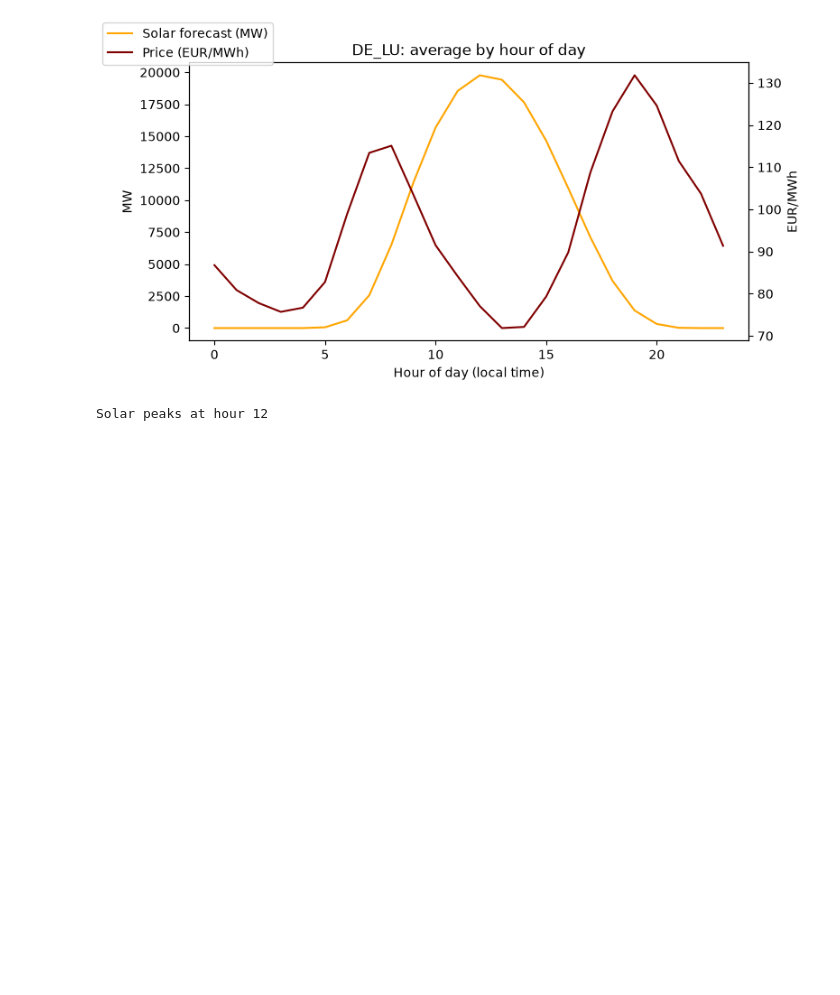
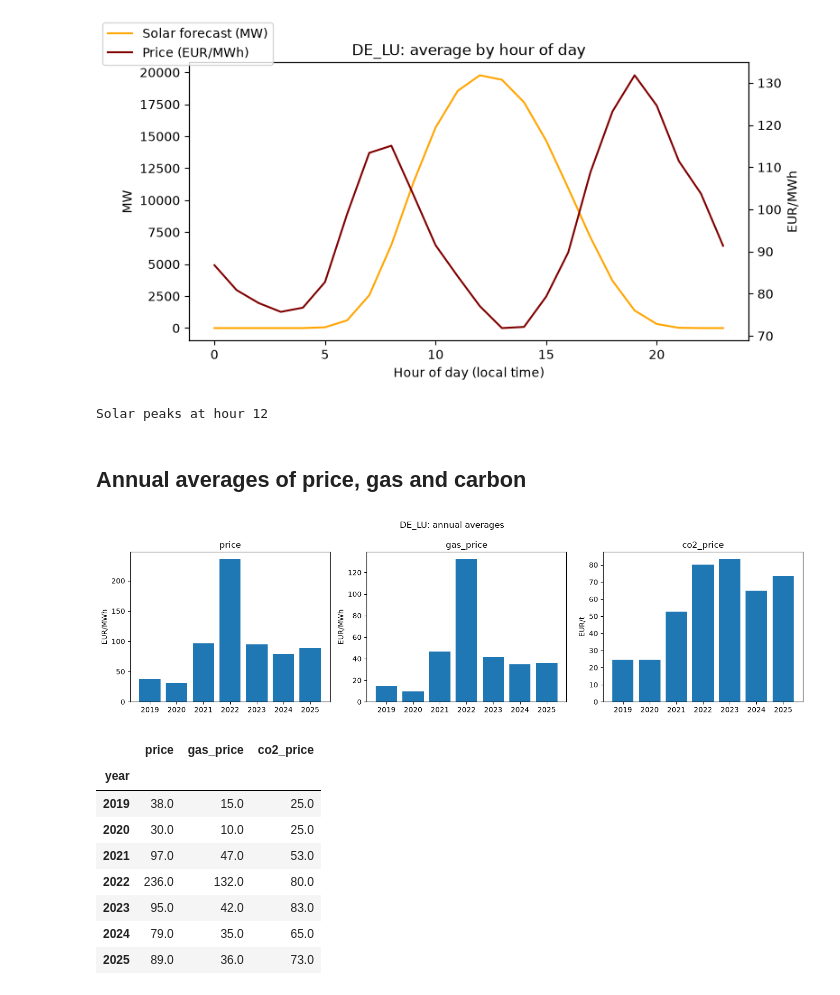
Before and after one commit to yunte-sung/market-impact-renewables, a Jupyter notebook: notebooks/02_check_DE_LU.ipynb, the cells around one changed output. Cells and saved outputs as stored; diff of their text form; code cells hidden in the pictures; blank space fills up the shorter version.

Commit message:
eda for Germany finished and DML scripts updated to generalize to all zones

```diff
--- a/notebooks/02_check_DE_LU.ipynb
+++ b/notebooks/02_check_DE_LU.ipynb
@@ -120,3 +120,27 @@ print("Solar peaks at hour", by_hour[schema.SOLAR_FORECAST].mean().idxmax())
 # %% [output]
 [figure]
 Solar peaks at hour 12
+# %% [markdown]
+## Annual averages of price, gas and carbon
+# %%
+by_year = df.groupby(schema.YEAR)[[schema.PRICE, schema.GAS_PRICE, schema.CO2_PRICE]].mean()
+fig, axes = plt.subplots(1, 3, figsize=(14,4))
+for ax, col, unit in zip(axes, by_year.columns, ["EUR/MWh", "EUR/MWh", "EUR/t"]):
+    ax.bar(by_year.index, by_year[col])
+    ax.set_title(col)
+    ax.set_ylabel(unit)
+fig.suptitle(f"{ZONE}: annual averages")
+plt.tight_layout()
+plt.show()
+by_year.round()
+# %% [output]
+[figure, added]
+|  | price | gas_price | co2_price |
+| year |  |  |  |
+| 2019 | 38.0 | 15.0 | 25.0 |
+| 2020 | 30.0 | 10.0 | 25.0 |
+| 2021 | 97.0 | 47.0 | 53.0 |
+| 2022 | 236.0 | 132.0 | 80.0 |
+| 2023 | 95.0 | 42.0 | 83.0 |
+| 2024 | 79.0 | 35.0 | 65.0 |
+| 2025 | 89.0 | 36.0 | 73.0 |
```
Also changed, not shown: parts of 7 cells of this notebook, 5 other files.
